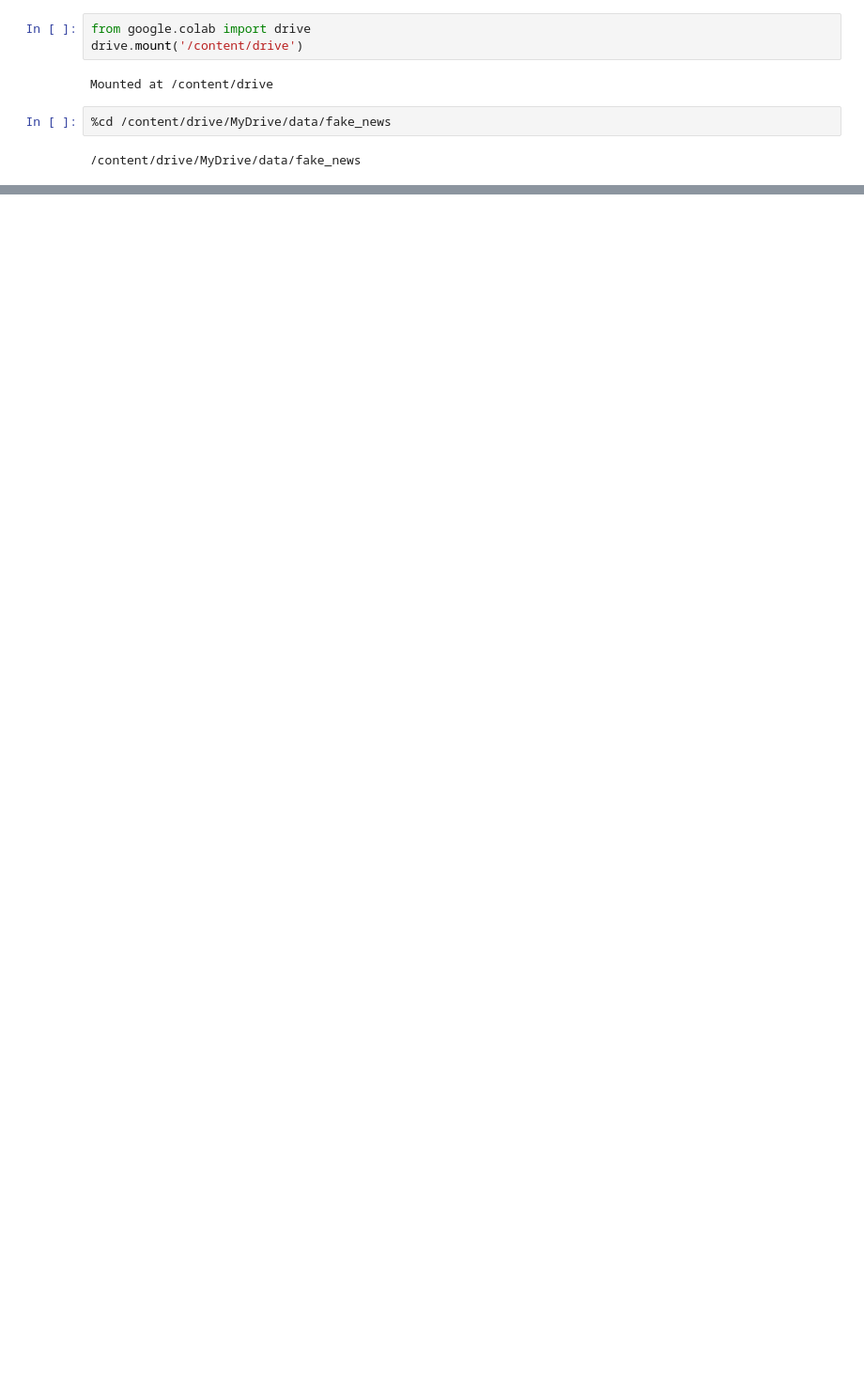
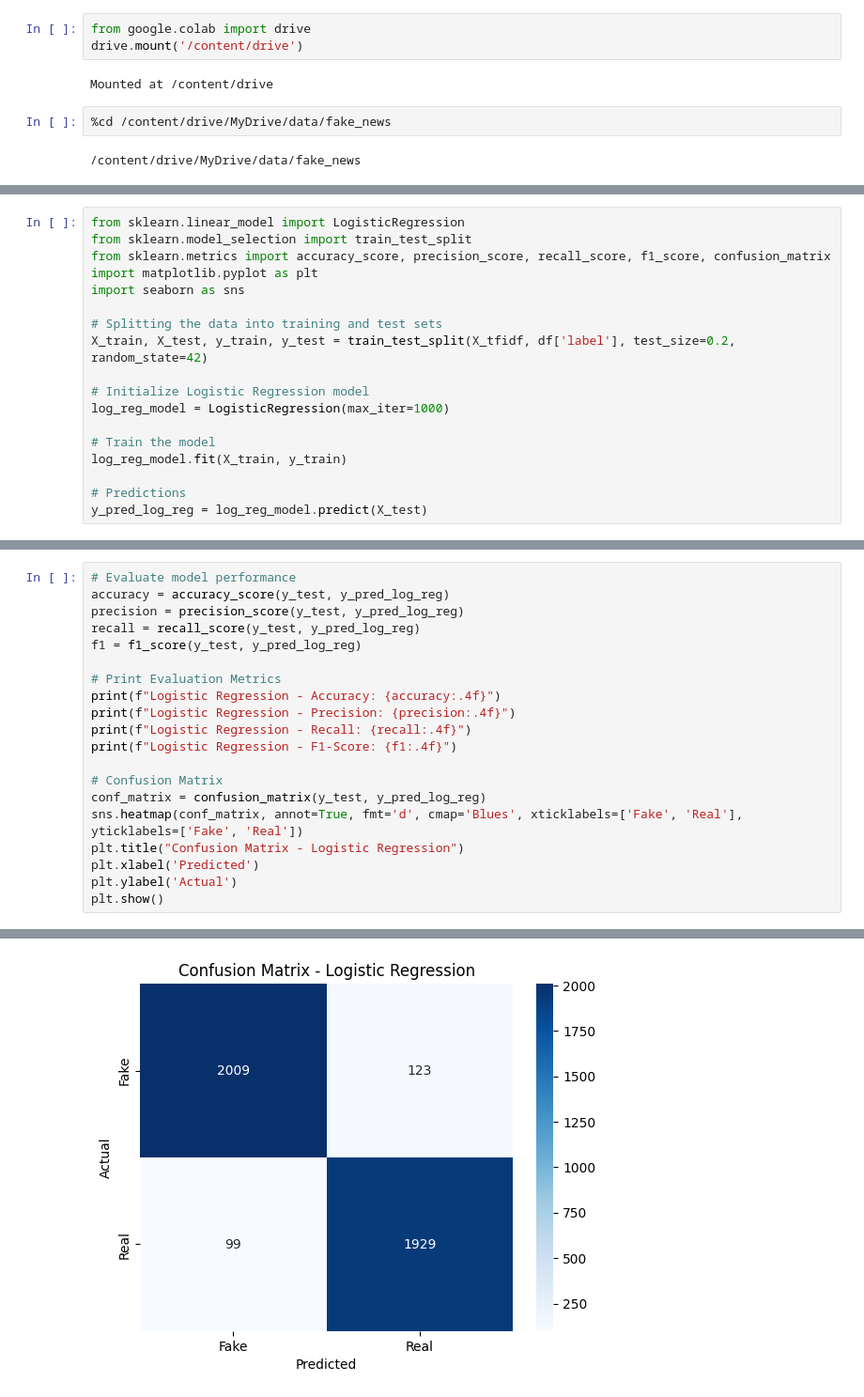
Before and after one commit to Ayxux/NLP_Minor_Project, a Jupyter notebook: Notebook/fake_news_nlp-pipeline.ipynb, the cells around one changed output, grey strips where cells are left out. Shown at 94% size. Saved outputs shown, nothing was run; the diff lists cells and outputs as text; blank space fills up the shorter version.

```diff
--- a/Notebook/fake_news_nlp-pipeline.ipynb
+++ b/Notebook/fake_news_nlp-pipeline.ipynb
@@ -31,0 +169,18 @@ os.listdir('/content/drive/MyDrive/data/fake_news')
+# %%
+from sklearn.linear_model import LogisticRegression
+from sklearn.model_selection import train_test_split
+from sklearn.metrics import accuracy_score, precision_score, recall_score, f1_score, confusion_matrix
+import matplotlib.pyplot as plt
+import seaborn as sns
+
+# Splitting the data into training and test sets
+X_train, X_test, y_train, y_test = train_test_split(X_tfidf, df['label'], test_size=0.2, random_state=42)
+
+# Initialize Logistic Regression model
+log_reg_model = LogisticRegression(max_iter=1000)
+
+# Train the model
+log_reg_model.fit(X_train, y_train)
+
+# Predictions
+y_pred_log_reg = log_reg_model.predict(X_test)
@@ -31,0 +192,21 @@ os.listdir('/content/drive/MyDrive/data/fake_news')
+# %%
+# Evaluate model performance
+accuracy = accuracy_score(y_test, y_pred_log_reg)
+precision = precision_score(y_test, y_pred_log_reg)
+recall = recall_score(y_test, y_pred_log_reg)
+f1 = f1_score(y_test, y_pred_log_reg)
+
+# Print Evaluation Metrics
+print(f"Logistic Regression - Accuracy: {accuracy:.4f}")
+print(f"Logistic Regression - Precision: {precision:.4f}")
+print(f"Logistic Regression - Recall: {recall:.4f}")
+print(f"Logistic Regression - F1-Score: {f1:.4f}")
+
+# Confusion Matrix
+conf_matrix = confusion_matrix(y_test, y_pred_log_reg)
+sns.heatmap(conf_matrix, annot=True, fmt='d', cmap='Blues', xticklabels=['Fake', 'Real'], yticklabels=['Fake', 'Real'])
+plt.title("Confusion Matrix - Logistic Regression")
+plt.xlabel('Predicted')
+plt.ylabel('Actual')
+plt.show()
+# %% [output]
@@ -31,0 +217 @@ os.listdir('/content/drive/MyDrive/data/fake_news')
+[figure, added]
```
Also changed, not shown: parts of 22 cells of this notebook.
